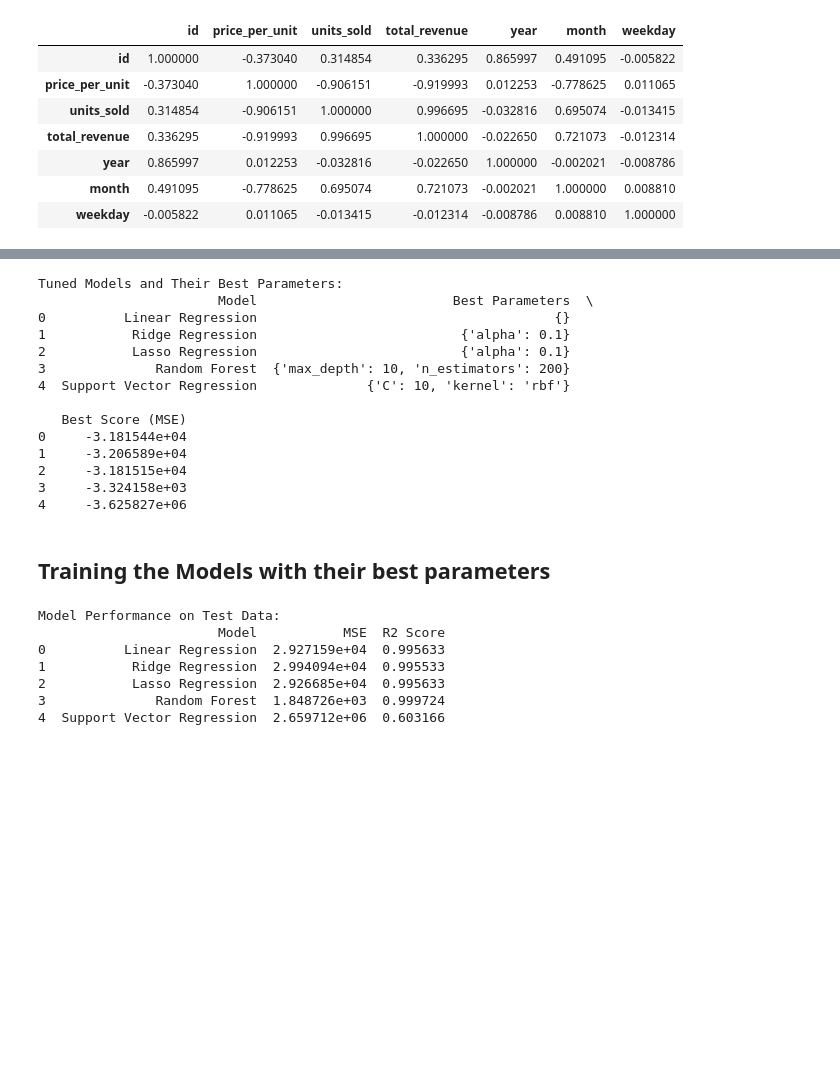
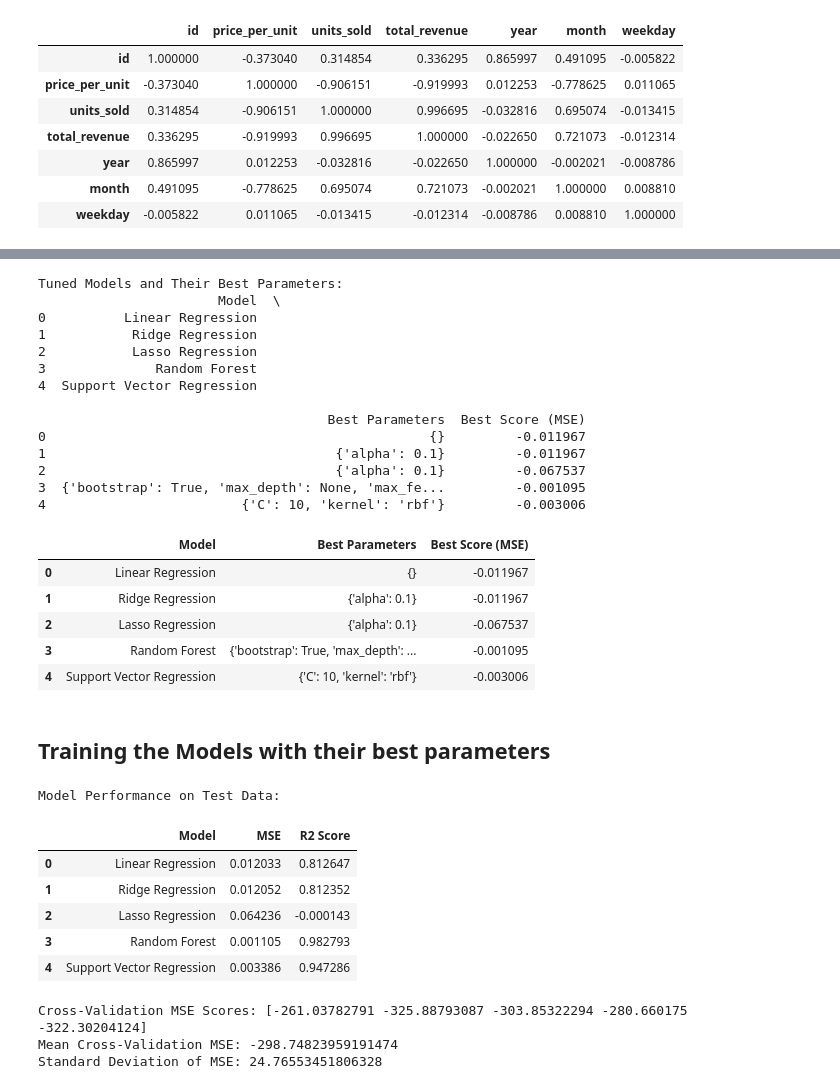
Before and after one commit to codeslashSagnik/Sales_Insights, a Jupyter notebook: sales_insights/analysis/notebooks/modelling..ipynb, the cells around one changed output, grey strips where cells are left out. Cells and saved outputs as stored; diff of their text form; code cells hidden in the pictures; blank space fills up the shorter version.

```diff
--- a/sales_insights/analysis/notebooks/modelling..ipynb
+++ b/sales_insights/analysis/notebooks/modelling..ipynb
@@ -106,10 +133,15 @@ models = {
 params = {
     'Linear Regression': {},
     'Ridge Regression': {'alpha': [0.1, 1, 10, 100]},
-
     'Lasso Regression': {'alpha': [0.1, 1, 10, 100]},
-    'Random Forest': {'n_estimators': [100, 200], 'max_depth': [None, 10, 20]},
-
+    'Random Forest': {
+        'n_estimators': [100, 200, 300],
+        'max_depth': [None, 10, 20, 30],
+        'min_samples_split': [2, 5, 10],
+        'min_samples_leaf': [1, 2, 4],
+        'max_features': ['sqrt', 'log2', None],
+        'bootstrap': [True, False]
+    },
     'Support Vector Regression': {'C': [0.1, 1, 10], 'kernel': ['linear', 'rbf']}
 }
 # %% [markdown]
@@ -150,5 +199,5 @@ y = df['total_revenue']
 # %%
-X_train, X_test, y_train, y_test = train_test_split(X, y, test_size=0.2, random_state=42)
+X_train, X_test, y_train, y_test = train_test_split(X_scaled, y_scaled, test_size=0.2, random_state=42)
 
 tuned_res = tune_models(X_train, y_train)
 
@@ -156,31 +205,41 @@ print("Tuned Models and Their Best Parameters:")
 print(tuned_res)
 # %% [output]
 Tuned Models and Their Best Parameters:
-                       Model                         Best Parameters  \
-0          Linear Regression                                      {}
-1           Ridge Regression                          {'alpha': 0.1}
-2           Lasso Regression                          {'alpha': 0.1}
-3              Random Forest  {'max_depth': 10, 'n_estimators': 200}
-4  Support Vector Regression              {'C': 10, 'kernel': 'rbf'}
+                       Model  \
+0          Linear Regression
+1           Ridge Regression
+2           Lasso Regression
+3              Random Forest
+4  Support Vector Regression
 
-   Best Score (MSE)
-0     -3.181544e+04
-1     -3.206589e+04
-2     -3.181515e+04
-3     -3.324158e+03
-4     -3.625827e+06
+                                     Best Parameters  Best Score (MSE)
+0                                                 {}         -0.011967
+1                                     {'alpha': 0.1}         -0.011967
+2                                     {'alpha': 0.1}         -0.067537
+3  {'bootstrap': True, 'max_depth': None, 'max_fe...         -0.001095
+4                         {'C': 10, 'kernel': 'rbf'}         -0.003006
+# %%
+tuned_res
+# %% [output]
+|  | Model | Best Parameters | Best Score (MSE) |
+| 0 | Linear Regression | {} | -0.011967 |
+| 1 | Ridge Regression | {'alpha': 0.1} | -0.011967 |
+| 2 | Lasso Regression | {'alpha': 0.1} | -0.067537 |
+| 3 | Random Forest | {'bootstrap': True, 'max_depth': ... | -0.001095 |
+| 4 | Support Vector Regression | {'C': 10, 'kernel': 'rbf'} | -0.003006 |
 # %% [markdown]
 ## Training the Models with their best parameters
 # %%
 
-
-
+import numpy as np
+import random
 models_dir = "../models/"
 if not os.path.exists(models_dir):
     os.makedirs(models_dir)
 
 
-
+np.random.seed(42)
+random.seed(42)
 model_performance = []
 
 for model_name, model in models.items():
@@ -196,6 +255,8 @@ for model_name, model in models.items():
 
     mse = mean_squared_error(y_test, y_pred)
     r2 = r2_score(y_test, y_pred)
+    cv_scores = cross_val_score(model, X_train, y_train, cv=5, scoring='neg_mean_squared_error')
+    mean_cv_score = -np.mean(cv_scores)
 
     model_performance.append({
         'Model': model_name,
@@ -206,15 +267,23 @@ for model_name, model in models.items():
     with open(model_filename, "wb") as file:
         pickle.dump(model, file)
 
-# Creating a DataFrame to show model performance
 performance_df = pd.DataFrame(model_performance)
 print("\nModel Performance on Test Data:")
-print(performance_df)
+performance_df
 # %% [output]
 Model Performance on Test Data:
-                       Model           MSE  R2 Score
-0          Linear Regression  2.927159e+04  0.995633
-1           Ridge Regression  2.994094e+04  0.995533
-2           Lasso Regression  2.926685e+04  0.995633
-3              Random Forest  1.848726e+03  0.999724
-4  Support Vector Regression  2.659712e+06  0.603166
+|  | Model | MSE | R2 Score |
+| 0 | Linear Regression | 0.012033 | 0.812647 |
+| 1 | Ridge Regression | 0.012052 | 0.812352 |
+| 2 | Lasso Regression | 0.064236 | -0.000143 |
+| 3 | Random Forest | 0.001105 | 0.982793 |
+| 4 | Support Vector Regression | 0.003386 | 0.947286 |
+# %%
+
+print(f"Cross-Validation MSE Scores: {cv_scores}")
+print(f"Mean Cross-Validation MSE: {cv_scores.mean()}")
+print(f"Standard Deviation of MSE: {cv_scores.std()}")
+# %% [output]
+Cross-Validation MSE Scores: [-261.03782791 -325.88793087 -303.85322294 -280.660175   -322.30204124]
+Mean Cross-Validation MSE: -298.74823959191474
+Standard Deviation of MSE: 24.76553451806328
```
Also changed, not shown: parts of 8 cells of this notebook, 15 other files.
